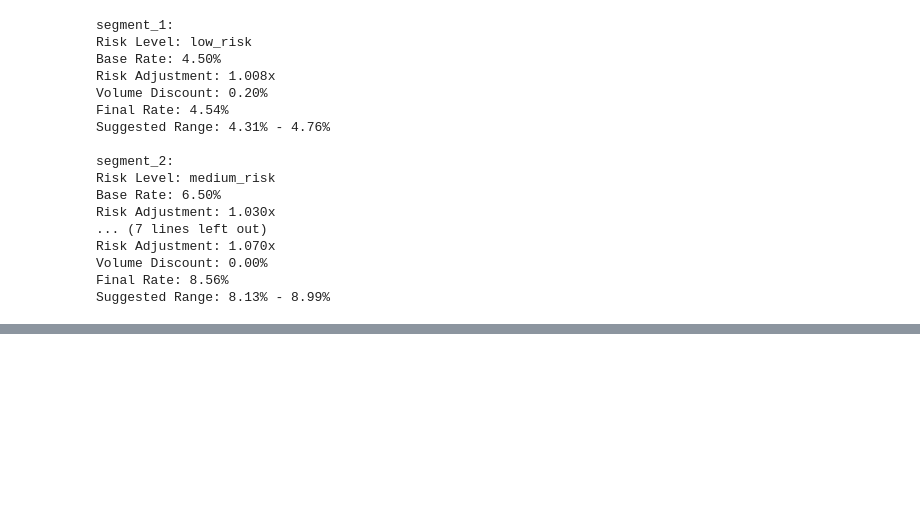
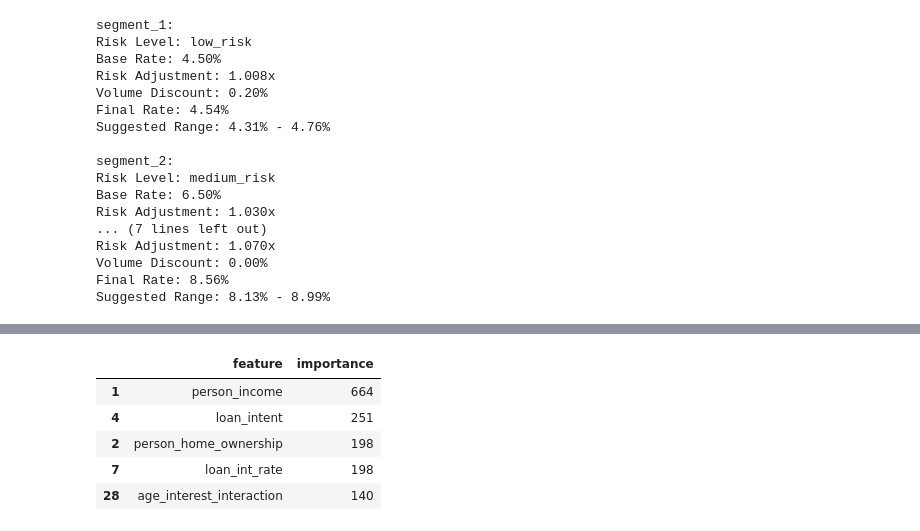
Before and after one commit to JacksonZZS/Capstone-Project, a Jupyter notebook: machine_learning.ipynb, the cells around one changed output, grey strips where cells are left out. Drawn from its saved outputs; the diff is of its cells as text; code cells hidden in the pictures; blank space fills up the shorter version.

```diff
--- a/machine_learning.ipynb
+++ b/machine_learning.ipynb
@@ -683,0 +804,12 @@ Suggested Range: 8.13% - 8.99%
+# %%
+# 从风险模式识别中发现
+risk_patterns = identify_default_patterns()
+high_risk_indicators = risk_patterns['feature_importance'].head()
+high_risk_indicators
+# %% [output]
+|  | feature | importance |
+| 1 | person_income | 664 |
+| 4 | loan_intent | 251 |
+| 2 | person_home_ownership | 198 |
+| 7 | loan_int_rate | 198 |
+| 28 | age_interest_interaction | 140 |
```
Also changed, not shown: parts of 11 cells of this notebook, 1 other file.
